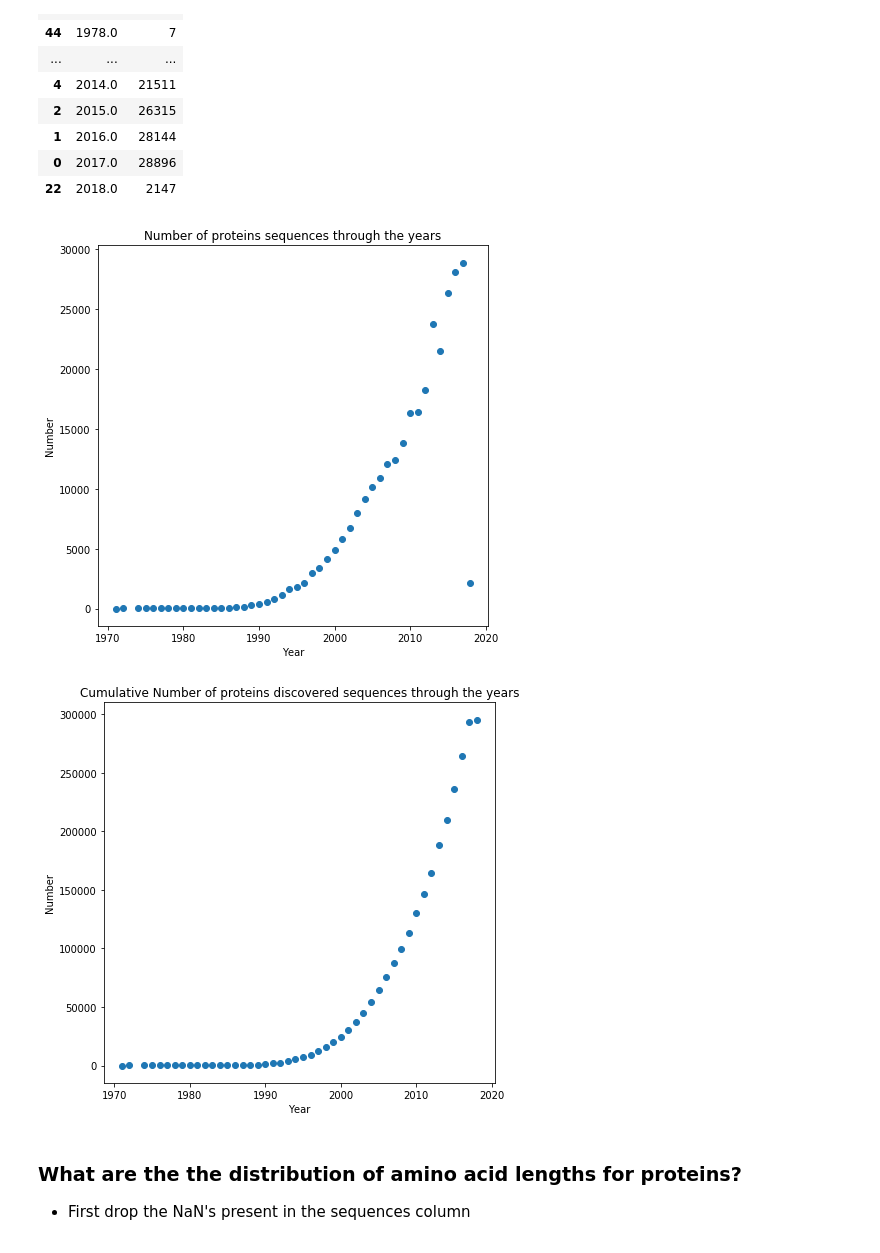
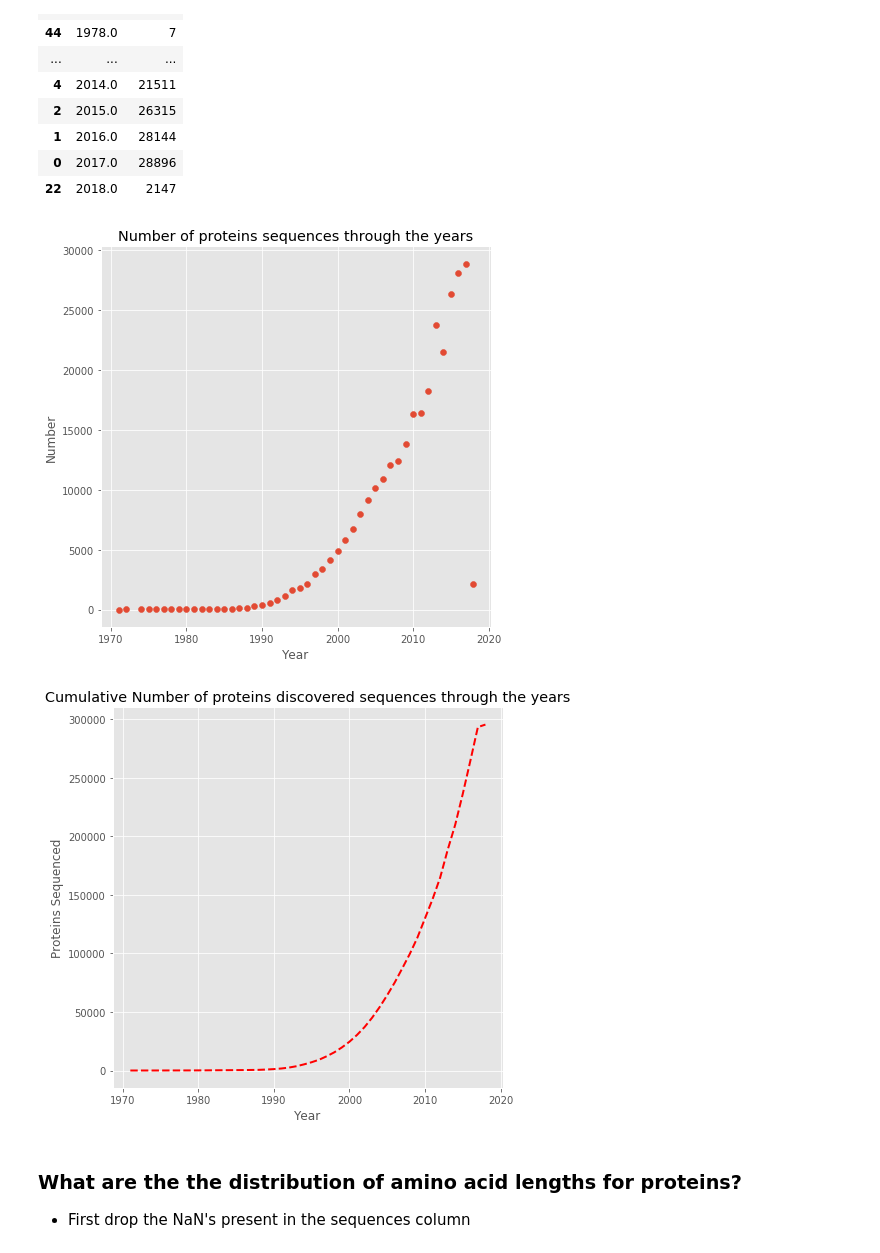
Before and after one commit to janmichael88/protein_seq, a Jupyter notebook: ProteinSeq_EDA_Dataset.ipynb, the cells around one changed output. Cells and saved outputs as stored; diff of their text form; code cells hidden in the pictures.

```diff
--- a/ProteinSeq_EDA_Dataset.ipynb
+++ b/ProteinSeq_EDA_Dataset.ipynb
@@ -8,7 +8,9 @@
 import pandas as pd
 import numpy as np
 import matplotlib.pyplot as plt
+import seaborn as sns
 %matplotlib inline
+plt.style.use('ggplot')
 # %%
 proteins = pd.read_csv("proteins_1.csv",index_col=0).reset_index()
 # %%
@@ -142,17 +179,17 @@ plt.xlabel('Year')
 plt.ylabel("Number")
 plt.show()
 # %% [output]
-[figure, old version]
+[figure, new version]
 # %%
 plt.figure(figsize=(7,7))
-plt.scatter(proteins_in_years['Year'][proteins_in_years['Year'] > 1970] ,
-         np.cumsum(proteins_in_years['Values'][proteins_in_years['Year'] > 1970]))
+plt.plot(proteins_in_years['Year'][proteins_in_years['Year'] > 1970] ,
+         np.cumsum(proteins_in_years['Values'][proteins_in_years['Year'] > 1970]),'r--',lw =2)
 plt.title("Cumulative Number of proteins discovered sequences through the years")
 plt.xlabel('Year')
-plt.ylabel("Number")
+plt.ylabel("Proteins Sequenced")
 plt.show()
 # %% [output]
-[figure, old version]
+[figure, new version]
 # %% [markdown]
 ### What are the the distribution of amino acid lengths for proteins?
 * First drop the NaN's present in the sequences column
```
Also changed, not shown: parts of 39 cells of this notebook, 9 other files.
